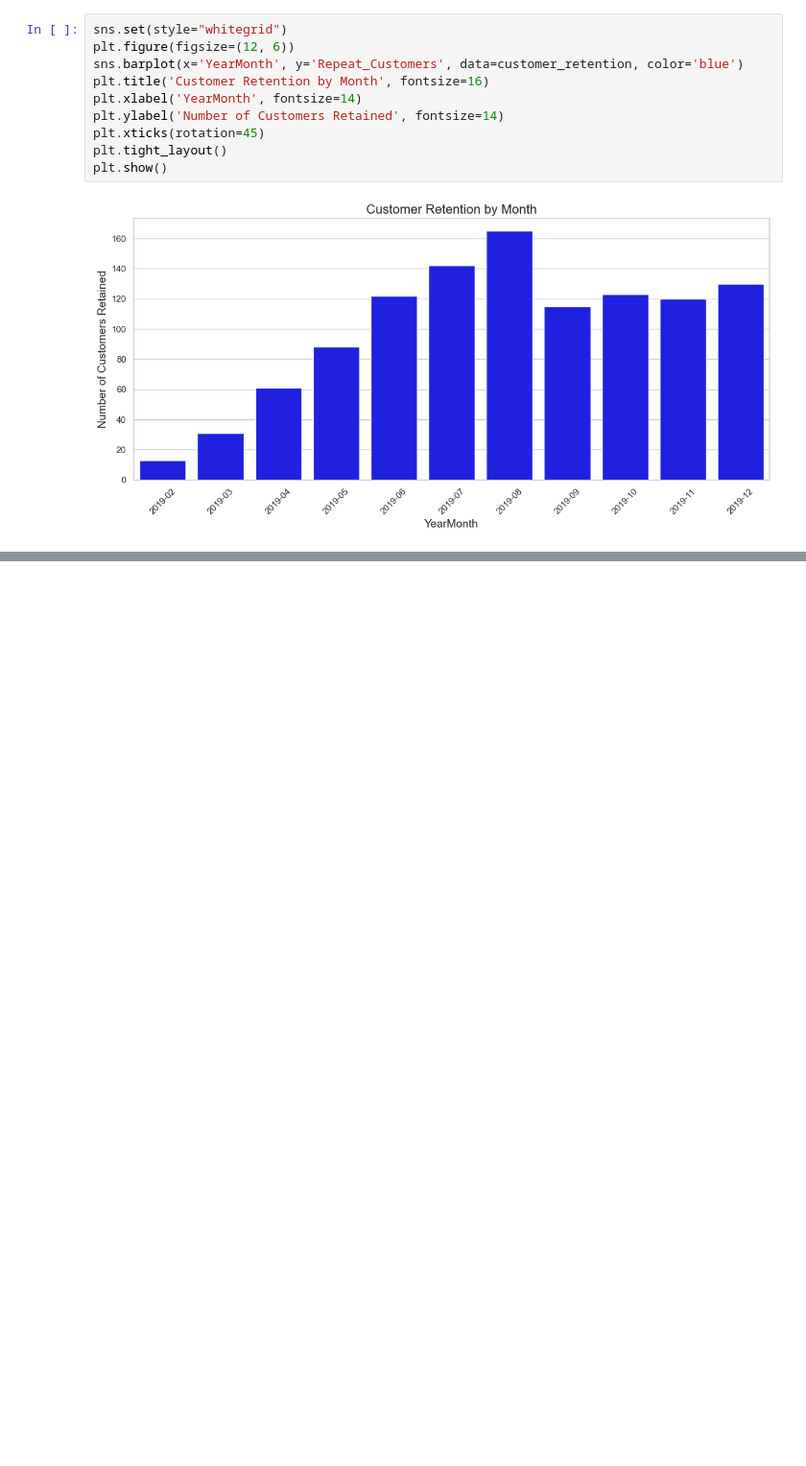
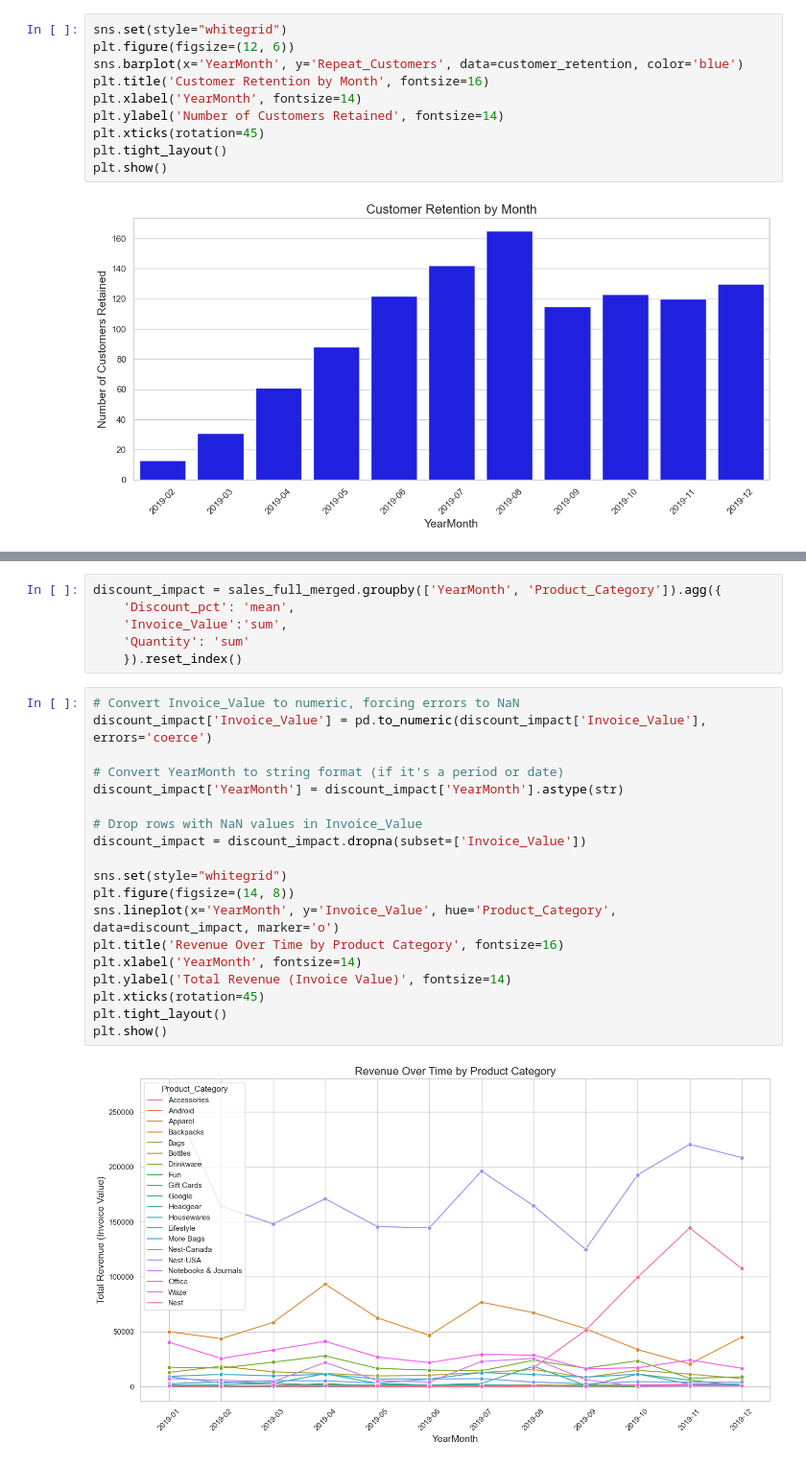
Before and after one commit to moraditya/finding-marketing-insights-Amazon, a Jupyter notebook: data-analysis/amazon-marketing-insights-EDA.ipynb, the cells around one changed output, grey strips where cells are left out. Shown at 96% size. Cells and saved outputs as stored; diff of their text form; blank space fills up the shorter version.

```diff
--- a/data-analysis/amazon-marketing-insights-EDA.ipynb
+++ b/data-analysis/amazon-marketing-insights-EDA.ipynb
@@ -179,0 +211,27 @@ plt.show()
+# %%
+discount_impact = sales_full_merged.groupby(['YearMonth', 'Product_Category']).agg({
+    'Discount_pct': 'mean',
+    'Invoice_Value':'sum',
+    'Quantity': 'sum'
+    }).reset_index()
+# %%
+# Convert Invoice_Value to numeric, forcing errors to NaN
+discount_impact['Invoice_Value'] = pd.to_numeric(discount_impact['Invoice_Value'], errors='coerce')
+
+# Convert YearMonth to string format (if it's a period or date)
+discount_impact['YearMonth'] = discount_impact['YearMonth'].astype(str)
+
+# Drop rows with NaN values in Invoice_Value
+discount_impact = discount_impact.dropna(subset=['Invoice_Value'])
+
+sns.set(style="whitegrid")
+plt.figure(figsize=(14, 8))
+sns.lineplot(x='YearMonth', y='Invoice_Value', hue='Product_Category', data=discount_impact, marker='o')
+plt.title('Revenue Over Time by Product Category', fontsize=16)
+plt.xlabel('YearMonth', fontsize=14)
+plt.ylabel('Total Revenue (Invoice Value)', fontsize=14)
+plt.xticks(rotation=45)
+plt.tight_layout()
+plt.show()
+# %% [output]
+[figure, added]
```
Also changed, not shown: parts of 7 cells of this notebook.
